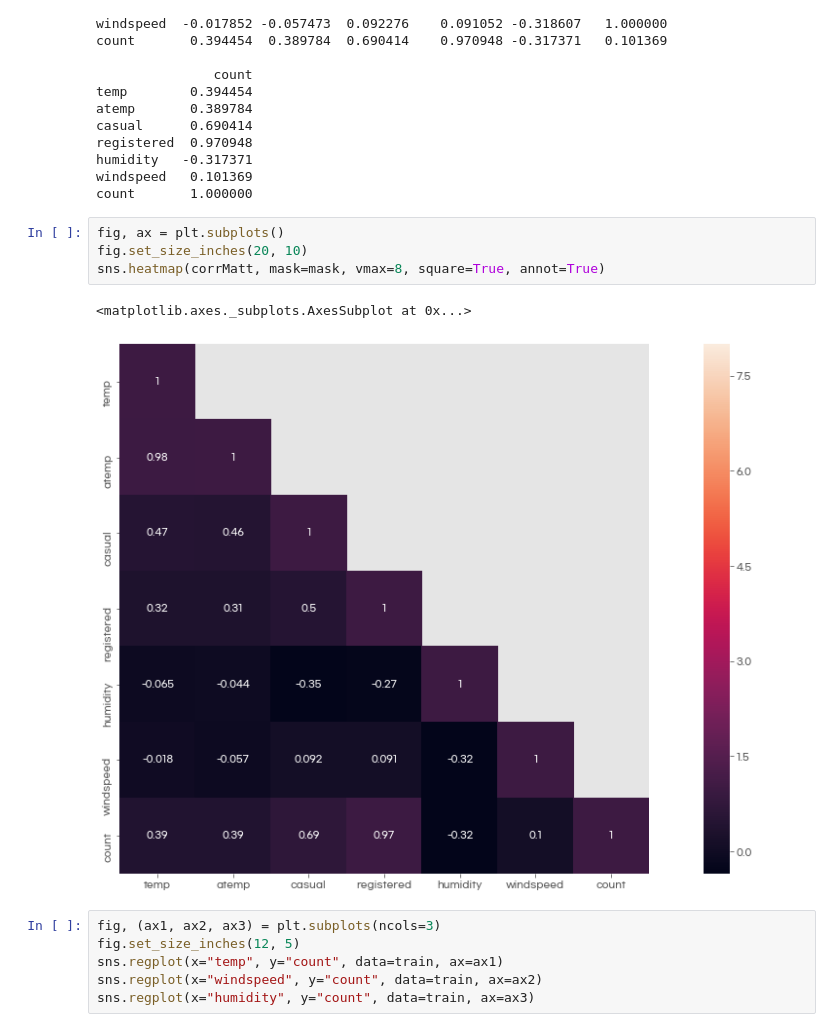
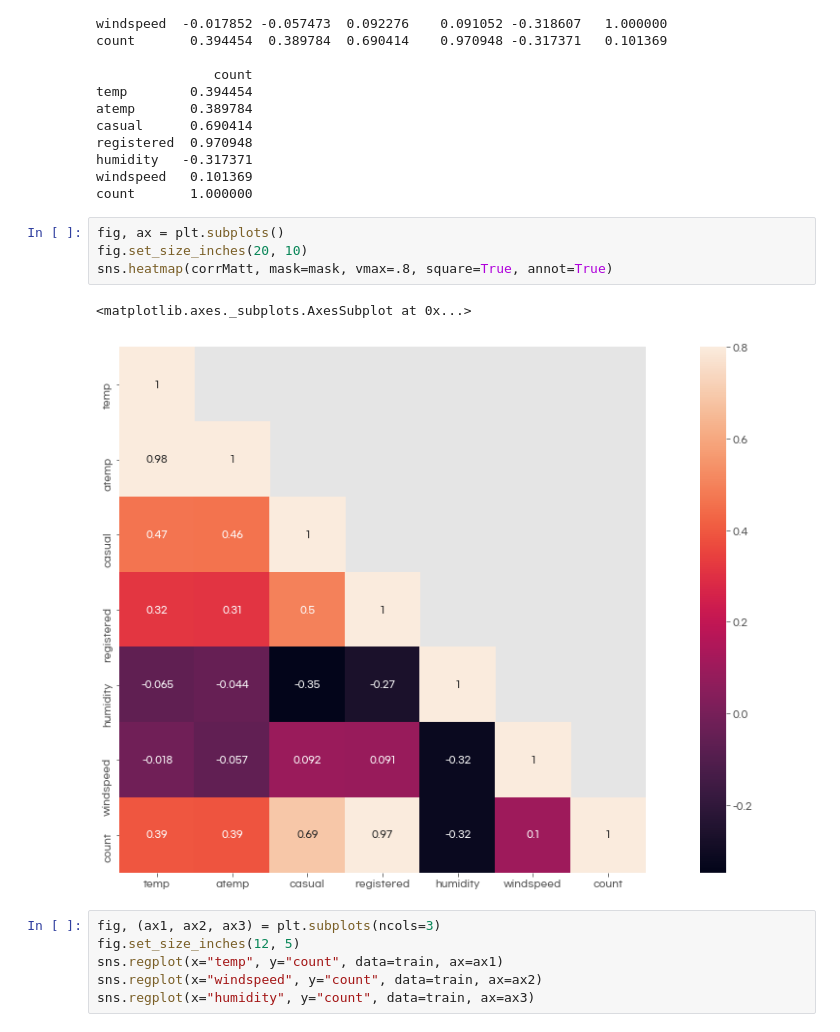
Before and after one commit to ureChanger/KaggleCompetition, a Jupyter notebook: bike-sharing-demand-EDA.ipynb, the cells around one changed output. Cells and saved outputs as stored; diff of their text form.

Commit message:
Use Various plots 1. boxplot 2. pointplot 3. heatmap 4. regplot 5. barplot 6. distplot 7. probplot

```diff
--- a/bike-sharing-demand-EDA.ipynb
+++ b/bike-sharing-demand-EDA.ipynb
@@ -227,10 +227,10 @@ count       1.000000
 # %%
 fig, ax = plt.subplots()
 fig.set_size_inches(20, 10)
-sns.heatmap(corrMatt, mask=mask, vmax=8, square=True, annot=True)
+sns.heatmap(corrMatt, mask=mask, vmax=.8, square=True, annot=True)
 # %% [output]
 <matplotlib.axes._subplots.AxesSubplot at 0x...>
-[figure, old version]
+[figure, new version]
 # %%
 fig, (ax1, ax2, ax3) = plt.subplots(ncols=3)
 fig.set_size_inches(12, 5)
```
